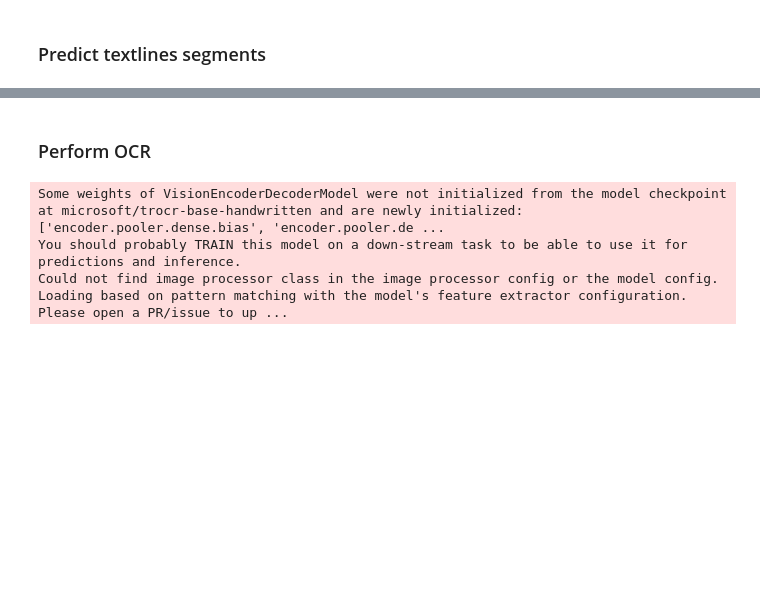
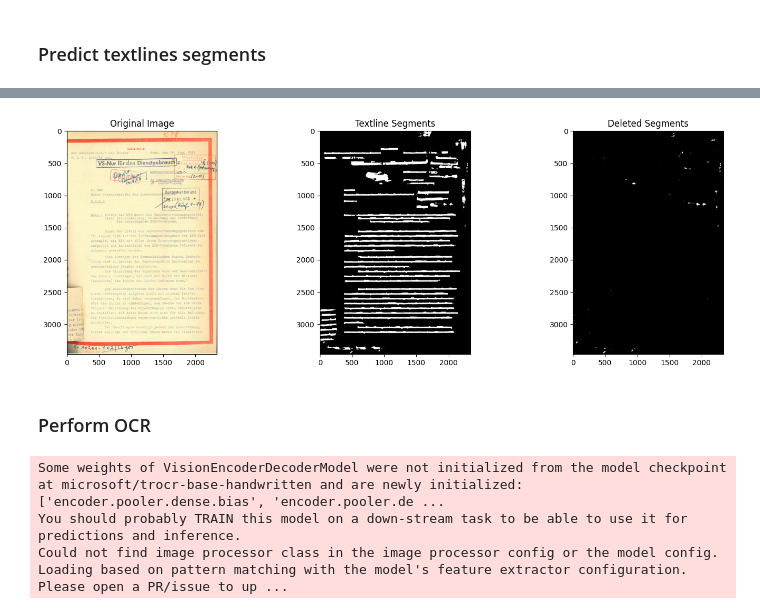
Before and after one commit to pluniak/ocrd, a Jupyter notebook: notebooks/pipeline.ipynb, the cells around one changed output, grey strips where cells are left out. Cells and saved outputs as stored; diff of their text form; code cells hidden in the pictures; blank space fills up the shorter version.

```diff
--- a/notebooks/pipeline.ipynb
+++ b/notebooks/pipeline.ipynb
@@ -79,3 +91,15 @@ len(textline_images['array'])
+# %%
+fig, ax = plt.subplots(1, 3, figsize=(15, 5))  # Creates a figure with 3 subplots
+ax[0].imshow(img)
+ax[0].set_title('Original Image')
+ax[1].imshow(textline_segments * 255, cmap='gray')
+ax[1].set_title('Textline Segments')
+ax[2].imshow(textline_segments_deleted*255, cmap='gray')
+ax[2].set_title('Deleted Segments')
+plt.tight_layout()  # Adjusts subplot params so that subplots are nicely fit in the figure area
+plt.show()  # Display the figure
+# %% [output]
+[figure, added]
 # %% [markdown]
 ### Perform OCR
 # %%
```
Also changed, not shown: parts of 17 cells of this notebook, 9 other files.
